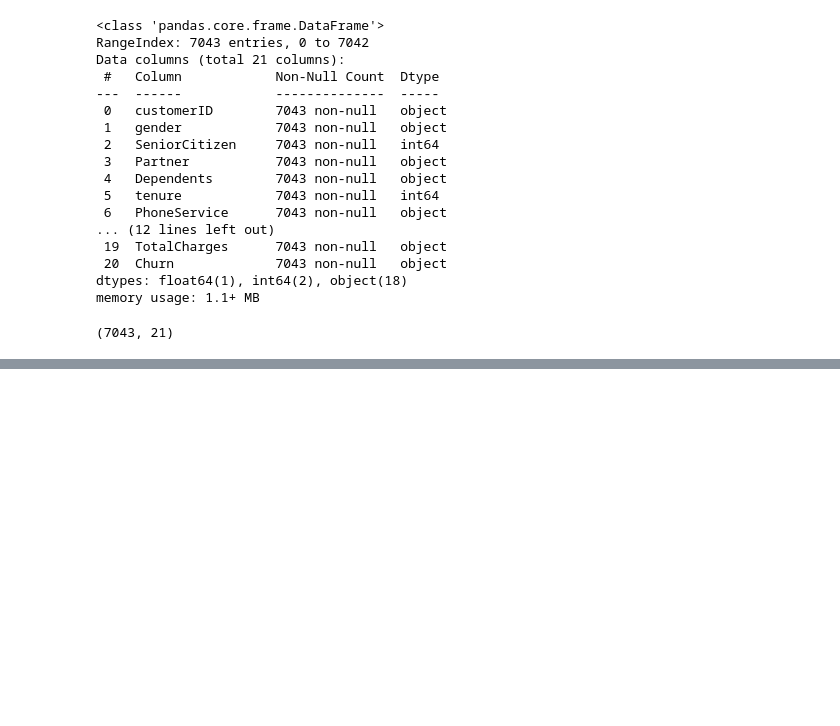
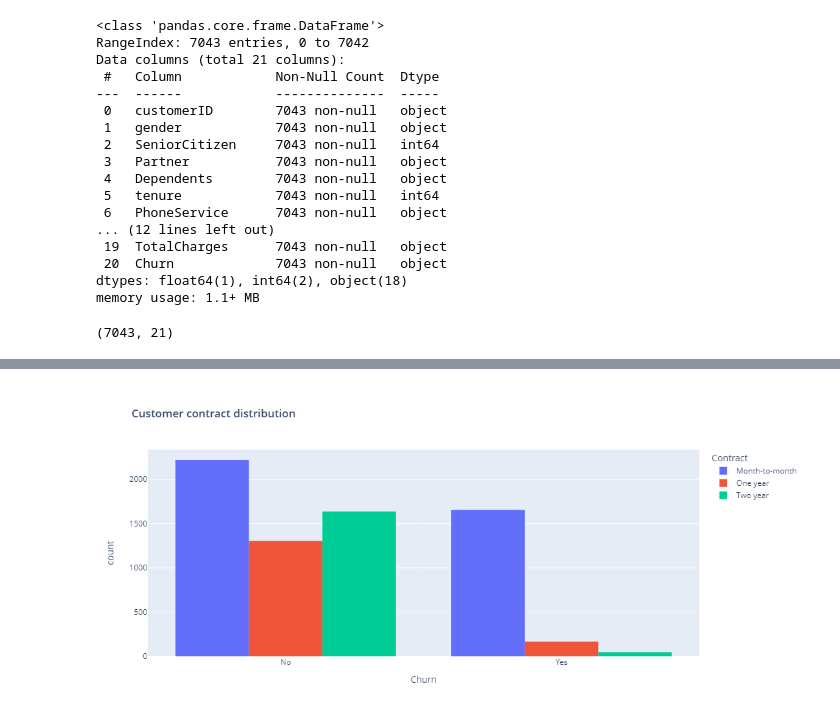
Before and after one commit to Akshay9597/Telecom_Customer_Churn, a Jupyter notebook: customer_churn_analysis.ipynb, the cells around one changed output, grey strips where cells are left out. Cells and saved outputs as stored; diff of their text form; code cells hidden in the pictures; blank space fills up the shorter version.

```diff
--- a/customer_churn_analysis.ipynb
+++ b/customer_churn_analysis.ipynb
@@ -43,0 +71,3 @@ data.shape
+# %%
+data['TotalCharges'] = pd.to_numeric(data.TotalCharges, errors='coerce')
+data.isnull().sum()
@@ -43,0 +107,2 @@ data.shape
+# %%
+data.drop(labels=data[data["tenure"] == 0].index, axis = 0, inplace = True)
@@ -43,0 +125,3 @@ data.shape
+# %%
+data['TotalCharges'] = pd.to_numeric(data.TotalCharges, errors='coerce')
+data.isnull().sum()
@@ -43,0 +150,3 @@ data.shape
+# %%
+data.SeniorCitizen = data.SeniorCitizen.map({0: "No", 1: "Yes"})
+data.head()
@@ -43,0 +204,6 @@ data.shape
+# %%
+fig = px.histogram(data, x="Churn", color = "Contract", barmode = "group", title = "<b>Customer contract distribution<b>")
+fig.update_layout(width=700, height=500, bargap=0.2)
+fig.show()
+# %% [output]
+[figure, added]
```
Also changed, not shown: parts of 20 cells of this notebook.
